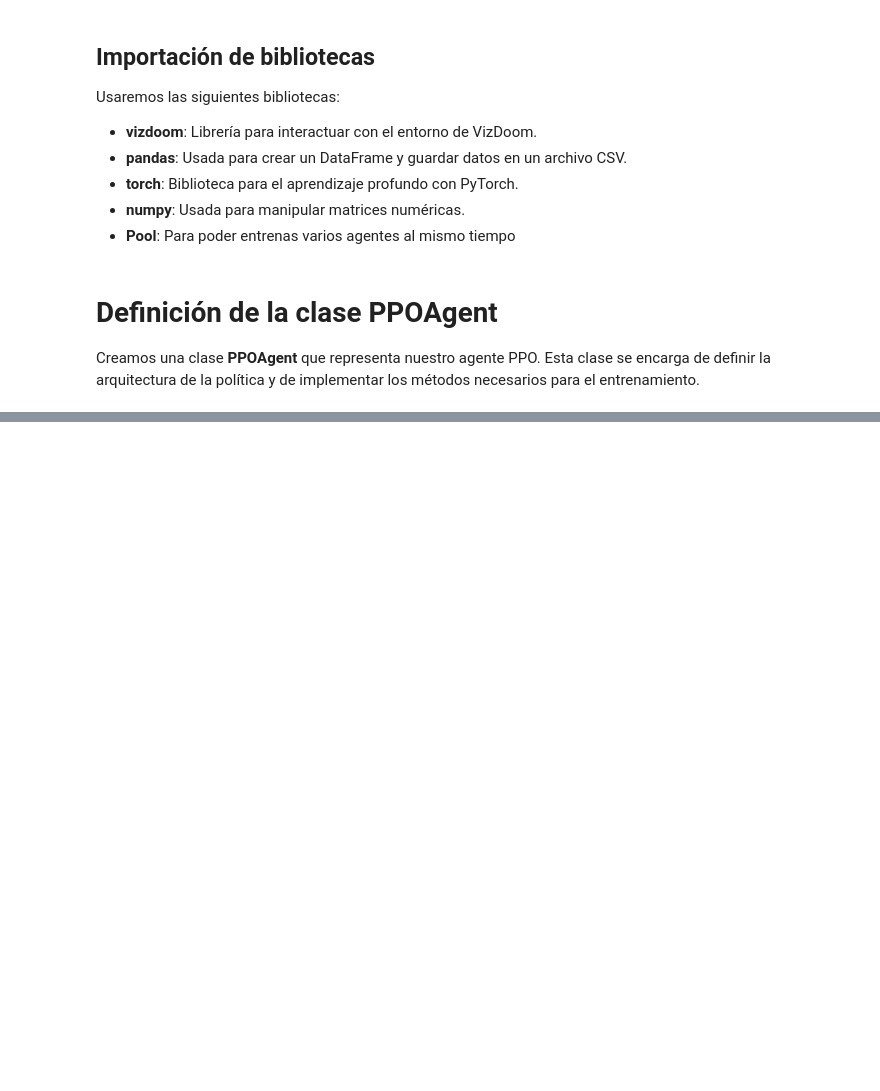
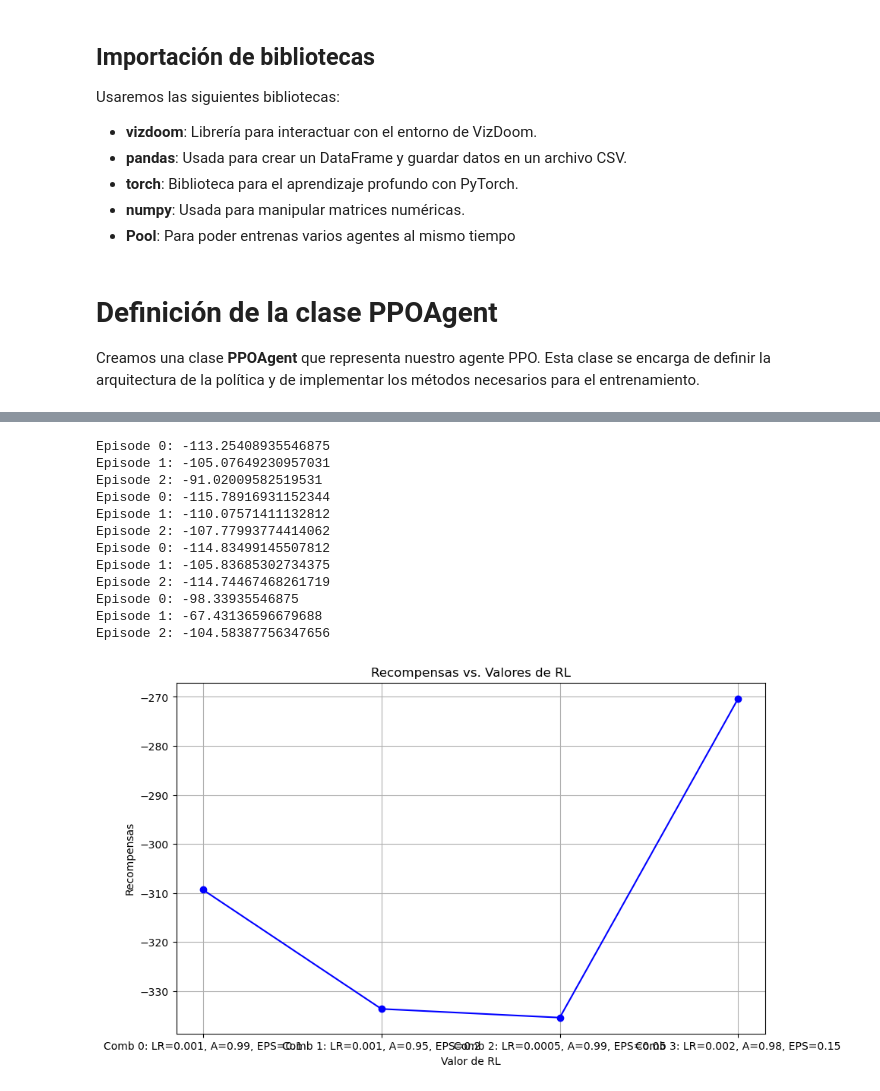
Before and after one commit to fededomgom/OP6-Diplodatos, a Jupyter notebook: doom.ipynb, the cells around one changed output, grey strips where cells are left out. Cells and saved outputs as stored; diff of their text form; code cells hidden in the pictures; blank space fills up the shorter version.

```diff
--- a/doom.ipynb
+++ b/doom.ipynb
@@ -32,7 +33,7 @@ class PPOAgent:
         )
 
         self.optimizer = torch.optim.RMSprop(self.policy_net.parameters(), lr=learning_rate, alpha=alpha, eps=epsilon)
-
+        self.total_reward = 0
     def policy(self, state):
         logits = self.policy_net(state)
 
@@ -64,6 +65,9 @@ class PPOAgent:
         policy_loss = -torch.mean(torch.sum(log_probs_tensor * advantages_tensor, dim=1))
 
         return policy_loss
+
+    def update_total_reward(self, reward):
+        self.total_reward += reward
 # %%
 sample_actions = [
     [1, 0, 0, 0, 0, 0, 0],  # MOVE_LEFT
@@ -160,3 +133,18 @@ Episode 99: -73.51980590820312
+# %%
+def plot_rewards(rl_values, rewards):
+    """
+    Genera una gráfica de recompensas en función de los valores de RL.
+
+    :param rl_values: Lista de valores de resistencia RL.
+    :param rewards: Lista de recompensas correspondientes.
+    """
+    plt.figure(figsize=(10, 6))
+    plt.plot(rl_values, rewards, marker='o', linestyle='-', color='b')
+    plt.title('Recompensas vs. Valores de RL')
+    plt.xlabel('Valor de RL')
+    plt.ylabel('Recompensas')
+    plt.grid(True)
+    plt.show()
 # %%
 #no funciona, y no tengo idea por qué ni como hacer que ande
 # Definimos una función para evaluar a un agente en el entorno
@@ -192,3 +180,42 @@ for agent_id, learning_rate, alpha, epsilon in hyperparameter_combinations:
 
     average_reward = evaluate_agent(trained_agent, game, sample_actions, num_evaluation_episodes)
 print(evaluation_results)
+# %%
+hyperparameter_combinations = [
+    (0, 0.001, 0.99, 0.1),
+    (1, 0.001, 0.95, 0.2),
+    (2, 0.0005, 0.99, 0.05),
+    (3, 0.002, 0.98, 0.15)
+]
+
+trained_agents = {}
+rewards_by_hyperparameter = {}
+
+for agent_id, lr, a, eps in hyperparameter_combinations:
+    agent = train_agent(agent_id, lr, a, eps, sample_actions)
+    trained_agents[agent_id] = agent
+
+# Recolectar recompensas para cada combinación de hiperparámetros
+for agent_id, agent in trained_agents.items():
+    rewards = agent.total_reward
+    rewards_by_hyperparameter[agent_id] = rewards
+
+rl_labels = [f"Comb {params[0]}: LR={params[1]}, A={params[2]}, EPS={params[3]}" for params in hyperparameter_combinations]
+rewards = [rewards_by_hyperparameter[agent_id] for agent_id in rewards_by_hyperparameter]
+
+
+plot_rewards(rl_labels, rewards)
+# %% [output]
+Episode 0: -113.25408935546875
+Episode 1: -105.07649230957031
+Episode 2: -91.02009582519531
+Episode 0: -115.78916931152344
+Episode 1: -110.07571411132812
+Episode 2: -107.77993774414062
+Episode 0: -114.83499145507812
+Episode 1: -105.83685302734375
+Episode 2: -114.74467468261719
+Episode 0: -98.33935546875
+Episode 1: -67.43136596679688
+Episode 2: -104.58387756347656
+[figure, added]
```
Also changed, not shown: parts of 3 cells of this notebook, 4 other files.
